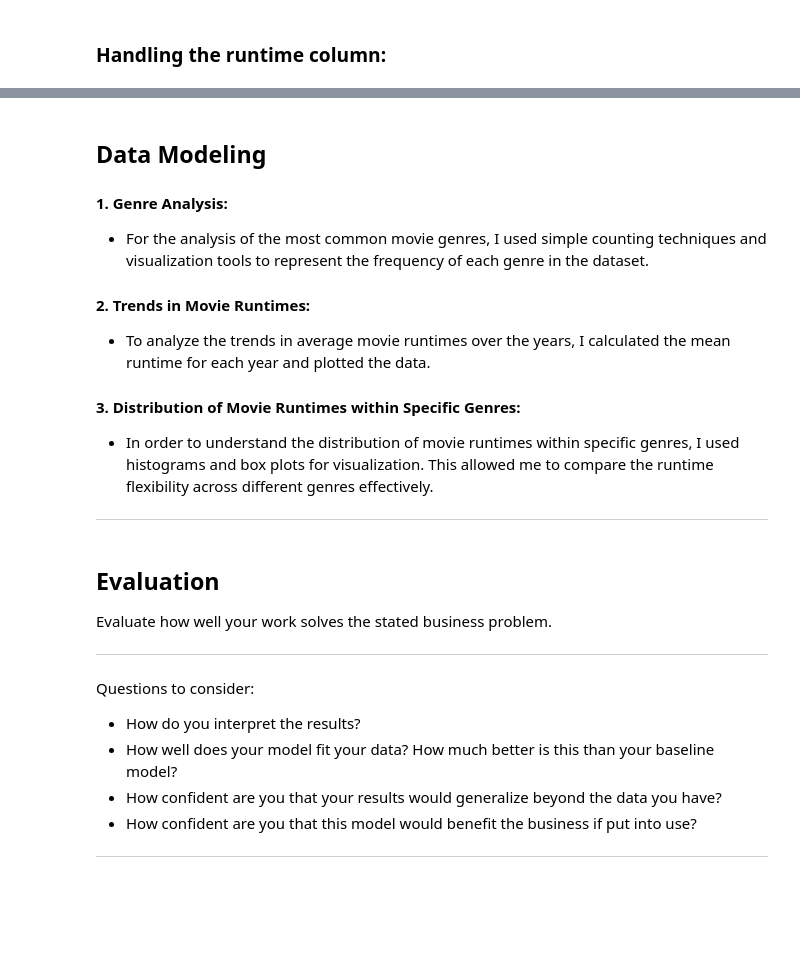
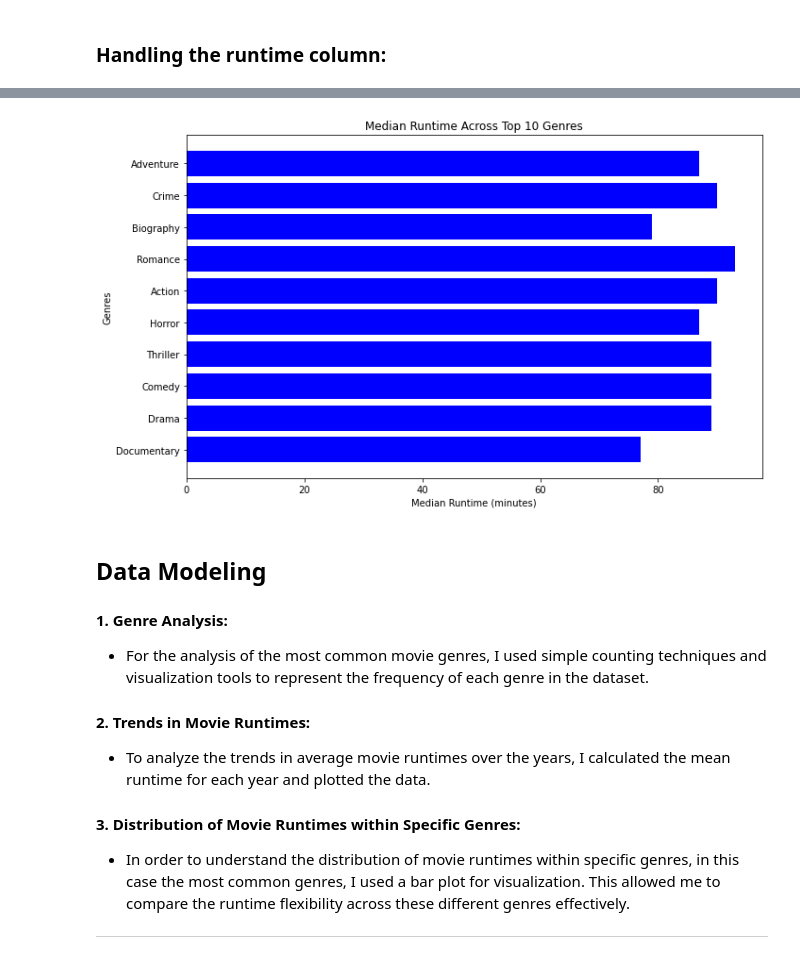
Before and after one commit to ValerieVinya/dsc-phase-1-project, a Jupyter notebook: student.ipynb, the cells around one changed output, grey strips where cells are left out. Saved outputs shown, nothing was run; the diff lists cells and outputs as text; code cells hidden in the pictures; blank space fills up the shorter version.

```diff
--- a/student.ipynb
+++ b/student.ipynb
@@ -154,0 +270,9 @@ Number of missing values in 'runtime_minutes': 31739
+# %%
+genre_count = df['genres'].str.split(',', expand=True).stack().value_counts().head(10).index
+# %%
+genre_runtimes = {}
+for genre in genre_count:
+    genre_subset = df[df['genres'].str.contains(genre, case=False, na=False)]
+    genre_runtimes[genre] = genre_subset['runtime_minutes'].mean()
+for genre, runtime in genre_runtimes.items():
+    print(f'Genre: {genre}, Average Runtime: {runtime:.2f} minutes')
@@ -155,3 +290,13 @@ Number of missing values in 'runtime_minutes': 31739
+# %%
+plt.figure(figsize=(10, 6))
+plt.barh(y=genre_count, width=[df[df['genres'].str.contains(genre)]['runtime_minutes'].median() for genre in genre_count], color='blue')
+plt.title('Median Runtime Across Top 10 Genres')
+plt.xlabel('Median Runtime (minutes)')
+plt.ylabel('Genres')
+plt.tight_layout()
+plt.show()
+# %% [output]
+[figure, added]
 # %% [markdown]
 ## Data Modeling
 #### 1. Genre Analysis:
@@ -164,5 +309,5 @@ Number of missing values in 'runtime_minutes': 31739
 
 #### 3. Distribution of Movie Runtimes within Specific Genres:
 
-- In order to understand the distribution of movie runtimes within specific genres, I used histograms and box plots for visualization. This allowed me to compare the runtime flexibility across different genres effectively.
+- In order to understand the distribution of movie runtimes within specific genres, in this case the most common genres, I used a bar plot for visualization. This allowed me to compare the runtime flexibility across these different genres effectively.
 ______________________________________________________________
@@ -171,12 +313,0 @@ ______________________________________________________________
-# %% [markdown]
-## Evaluation
-Evaluate how well your work solves the stated business problem.
-____
-
-Questions to consider:
-
-- How do you interpret the results?
-- How well does your model fit your data? How much better is this than your baseline model?
-- How confident are you that your results would generalize beyond the data you have?
-- How confident are you that this model would benefit the business if put into use?
-_____
```
Also changed, not shown: parts of 25 cells of this notebook.
